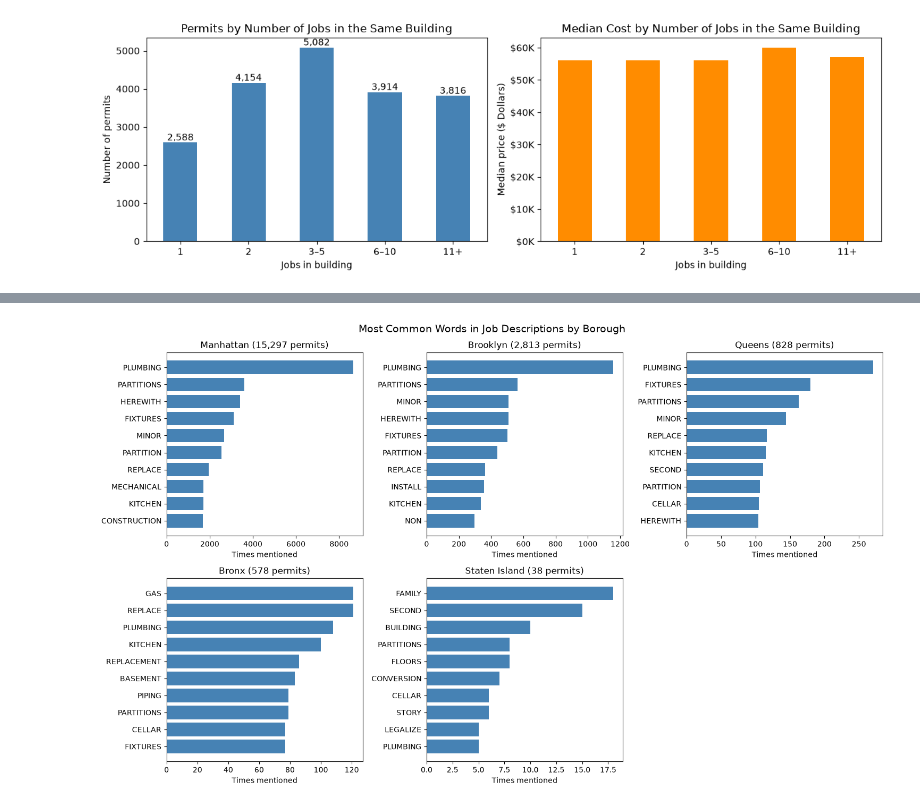
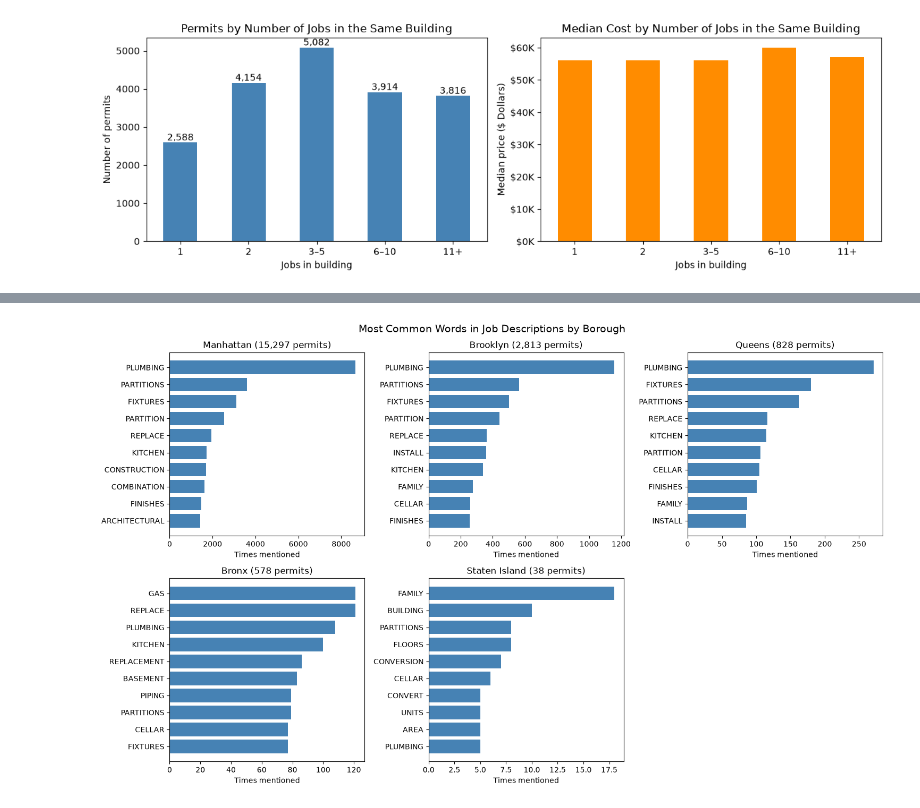
Before and after one commit to iaac-maai/group7_day1_assigment, a Jupyter notebook: New_York_Housing_cost/notebook/data_cleaning_and_EDA.ipynb, the cells around one changed output, grey strips where cells are left out. Cells and saved outputs as stored; diff of their text form; code cells hidden in the pictures.

Commit message:
formatted

```diff
--- a/New_York_Housing_cost/notebook/data_cleaning_and_EDA.ipynb
+++ b/New_York_Housing_cost/notebook/data_cleaning_and_EDA.ipynb
@@ -367,13 +413,0 @@ plt.show()
-# %%
-# Prepare a copy of the cleaned data for the EDA charts
-eda_df = df_clean.copy()
-
-# Full date and year from "Fully Permitted"
-eda_df["Date"] = pd.to_datetime(eda_df["Fully Permitted"], format="%m/%d/%Y", errors="coerce")
-eda_df["Year"] = eda_df["Date"].dt.year
-
-# Zoning type = first letter of the zoning district (R = residential, C = commercial, M = manufacturing)
-eda_df["Zoning Type"] = eda_df["Zoning Dist1"].str[0]
-
-# Reusable "$65K" label format
-k_format = FuncFormatter(lambda v, pos: f"${v/1000:.0f}K")
@@ -610,34 +728,35 @@ from sklearn.feature_extraction.text import ENGLISH_STOP_WORDS
 
 # Words to ignore: common English words + words that appear in almost every description
 extra_stopwords = {
     "APARTMENT", "APARTMENTS", "APT", "RENOVATION", "RENOVATE", "EXISTING",
     "PROPOSED", "PROPOSE", "CHANGE", "USE", "EGRESS", "OCCUPANCY", "FILING",
     "HEREBY", "APPLICATION", "WORK", "FLOOR", "NEW", "INTERIOR", "AMP",
-    "PER", "PLANS", "FILED", "TYPE", "SCOPE", "INCLUDE", "INCLUDES", "INCLUDING"}
+    "PER", "PLANS", "FILED", "TYPE", "SCOPE", "INCLUDE", "INCLUDES", "INCLUDING",
+    "HEREWITH", "SECOND", "NON", "STORY", "LEGALIZE", "MECHANICAL", "MINOR"}
 stopwords = {w.upper() for w in ENGLISH_STOP_WORDS} | extra_stopwords
 
 def top_words(texts, n=10):
     words = texts.str.upper().str.findall(r"[A-Z]{3,}").explode()
     words = words[~words.isin(stopwords)]
     return words.value_counts().head(n)
 
-boroughs = eda_df["Borough"].value_counts().index
+boroughs = df_clean["Borough"].value_counts().index
 
 fig, axes = plt.subplots(2, 3, figsize=(15, 9))
 axes = axes.flatten()
 
 for ax, borough in zip(axes, boroughs):
-    descriptions = eda_df.loc[eda_df["Borough"] == borough, "Job Description"].dropna()
+    descriptions = df_clean.loc[df_clean["Borough"] == borough, "Job Description"].dropna()
     words = top_words(descriptions).sort_values()
 
     ax.barh(words.index, words.values, color="steelblue")
     ax.set_title(f"{borough.title()} ({len(descriptions):,} permits)")
     ax.set_xlabel("Times mentioned")
 
 axes[-1].axis("off")   # 5 boroughs, 6 spaces: hide the empty one
 
 plt.suptitle("Most Common Words in Job Descriptions by Borough", fontsize=14)
 plt.tight_layout()
 plt.show()
 # %% [output]
-[figure, old version]
+[figure, new version]
```
Also changed, not shown: parts of 34 cells of this notebook, 20 other files.
